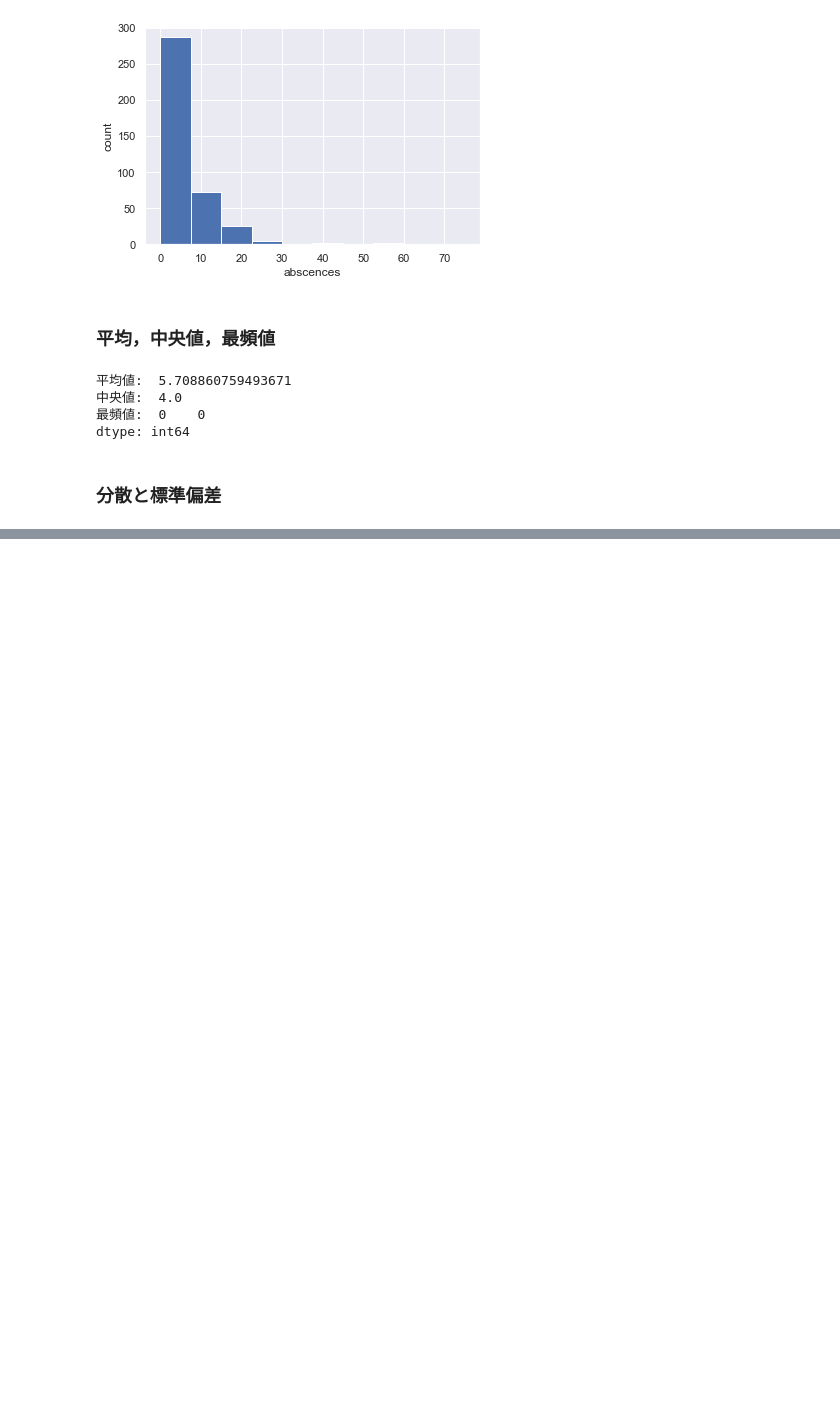
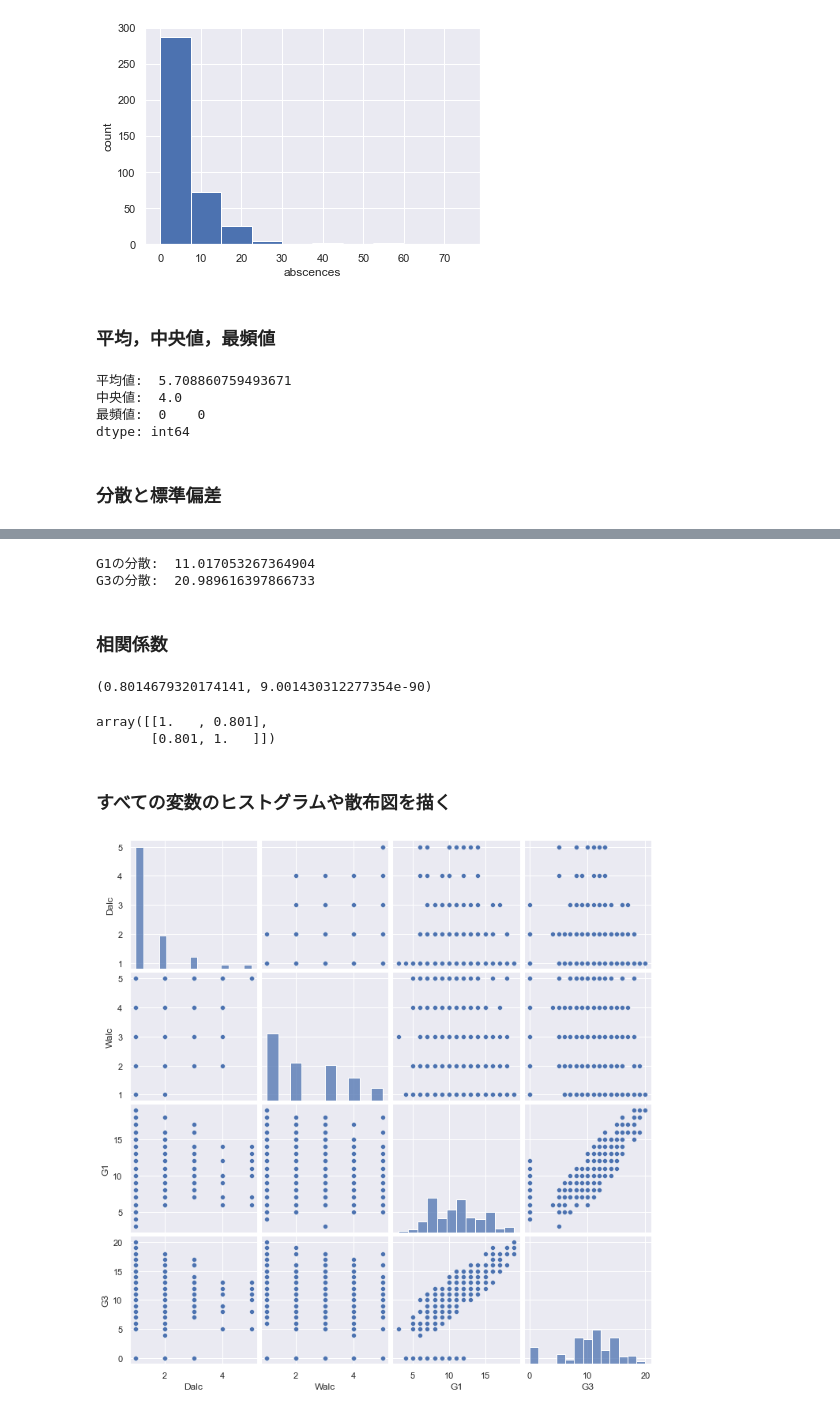
Before and after one commit to HidehikoMURAO/Data-Scientist-Training-Course, a Jupyter notebook: Chapter 3.ipynb, the cells around one changed output, grey strips where cells are left out. Cells and saved outputs as stored; diff of their text form; code cells hidden in the pictures; blank space fills up the shorter version.

```diff
--- a/Chapter 3.ipynb
+++ b/Chapter 3.ipynb
@@ -296,0 +293,26 @@ print('G3の分散：')
+# %%
+# 分散
+print('G1の分散: ', student_data_math['G1'].var())
+print('G3の分散: ', student_data_math['G3'].var())
+# %% [output]
+G1の分散:  11.017053267364904
+G3の分散:  20.989616397866733
+# %% [markdown]
+### 相関係数
+# %%
+sp.stats.pearsonr(student_data_math['G1'], student_data_math['G3'])
+# %% [output]
+(0.8014679320174141, 9.001430312277354e-90)
+# %%
+# 相関行列
+np.corrcoef([student_data_math['G1'], student_data_math['G3']])
+# %% [output]
+array([[1.   , 0.801],
+       [0.801, 1.   ]])
+# %% [markdown]
+### すべての変数のヒストグラムや散布図を描く
+# %%
+sns.pairplot(student_data_math[['Dalc', 'Walc', 'G1', 'G3']])
+plt.grid(True)
+# %% [output]
+[figure, added]
```
Also changed, not shown: parts of 59 cells of this notebook.
